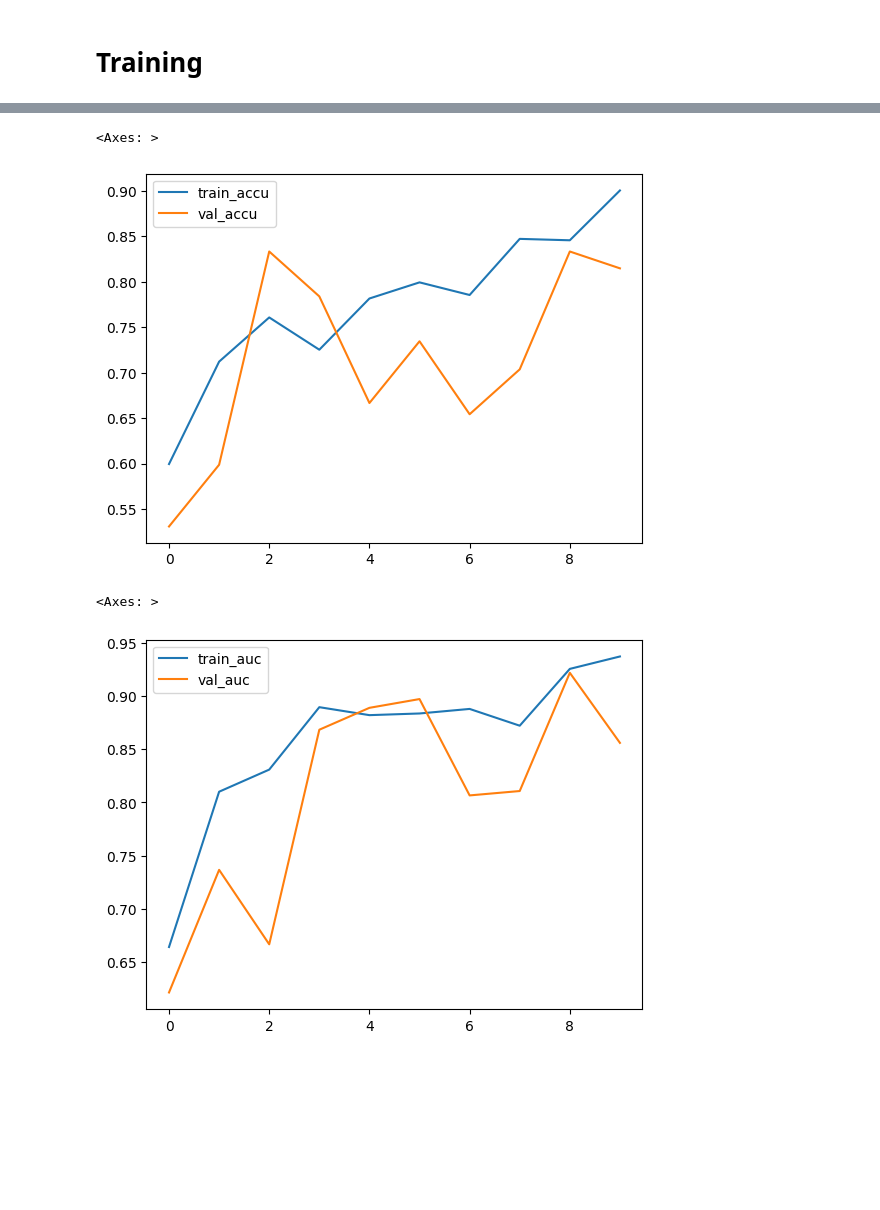
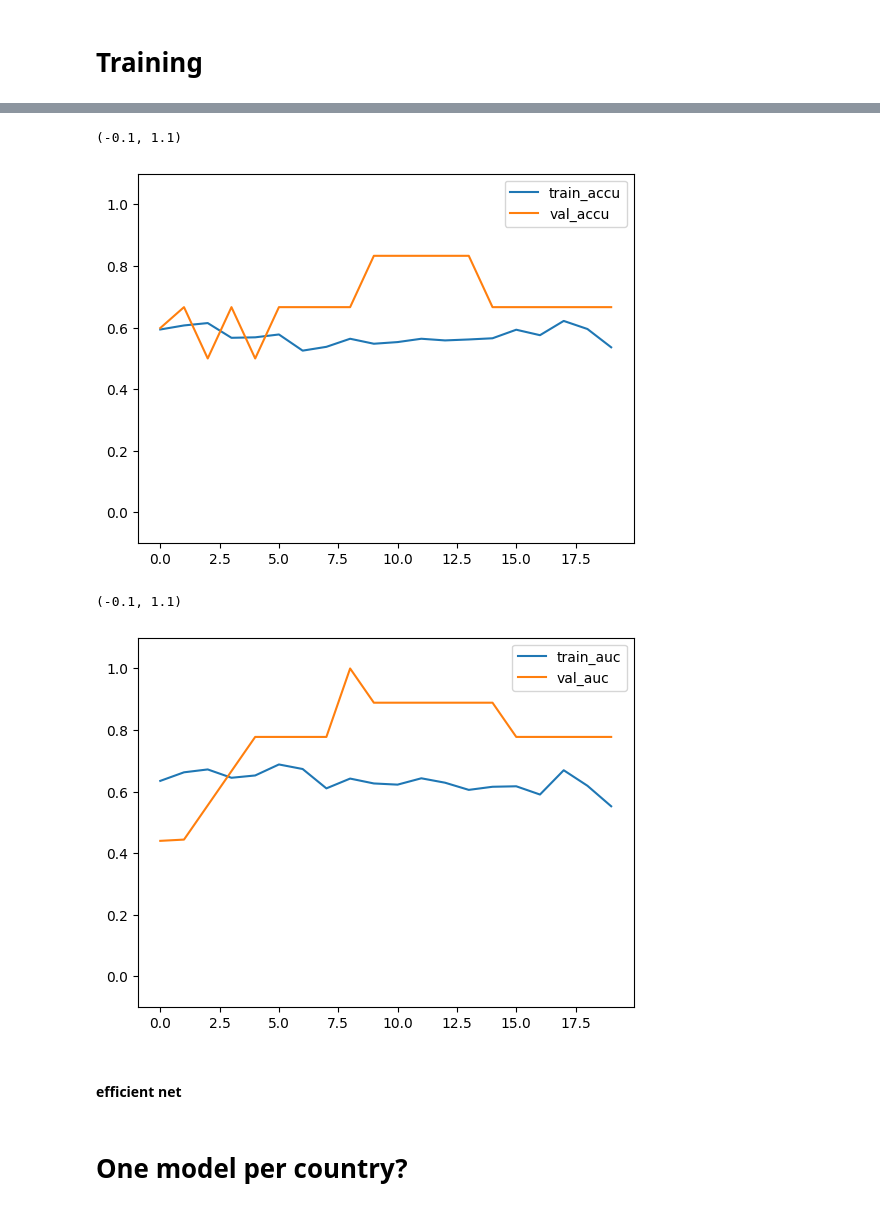
Before and after one commit to davinachen/Hackathon_MethaneLeakDetection, a Jupyter notebook: U_first_model.ipynb, the cells around one changed output, grey strips where cells are left out. Saved outputs shown, nothing was run; the diff lists cells and outputs as text; code cells hidden in the pictures; blank space fills up the shorter version.

```diff
--- a/U_first_model.ipynb
+++ b/U_first_model.ipynb
@@ -75,2 +78,20 @@ plot_images(data, labels_map, cols=3, rows=3)
+# %%
+# data foor model (three channels)
+image_transforms = {
+    'train': transforms.Compose([
+        transforms.RandomRotation(degrees=15),
+        transforms.RandomHorizontalFlip(),
+        transforms.RandomVerticalFlip(),
+        transforms.CenterCrop(size=64),
+        transforms.ToTensor()
+    ]),
+
+    'valid': transforms.Compose([
+        transforms.CenterCrop(size=64),
+        transforms.ToTensor()
+    ])
+}
+
+data, train_data, val_data, train_data_size, val_data_size = dataset_creation(image_transforms, DATA_PATH, bs=16)
 # %% [markdown]
 # Training
@@ -96,4 +255,14 @@ resnet50 = resnet50.to('cpu')
 
 # Define Optimizer and Loss Function
 loss_criterion = nn.CrossEntropyLoss()
-optimizer = torch.optim.Adam(resnet50.parameters())
+optimizer = torch.optim.Adam(resnet50.parameters(), lr=1e-3)
+#scheduler
+# scheduler = StepLR(optimizer, step_size=4, gamma=0.5)
+# scheduler = ExponentialLR(optimizer, gamma=0.7)
+scheduler = CyclicLR(optimizer,
+            base_lr=1e-8,
+            max_lr=1e-3,
+            step_size_up=5,
+            mode="triangular2",cycle_momentum=False)
+
+performances_df = train(DATA_PATH, resnet50, 20, loss_criterion, optimizer, train_data, val_data, scheduler=scheduler, device='cpu', model_name='pretrained_resnet50_lr1em3')
@@ -202,2 +271,0 @@ def train(model, epochs, loss_criterion, train_data, val_data, device, model_nam
-# %%
-performances_df = train(resnet50, 10, loss_criterion, train_data, val_data, device='cpu', model_name='pretrained_resnet50')
@@ -223,10 +290,14 @@ performances_df[['train_loss', 'val_loss']].plot()
 # %%
 performances_df[['train_accu', 'val_accu']].plot()
+plt.ylim(-0.1, 1.1)
 # %% [output]
-<Axes: >
+(-0.1, 1.1)
-[figure, old version]
+[figure, new version]
 # %%
 performances_df[['train_auc', 'val_auc']].plot()
+plt.ylim(-0.1, 1.1)
 # %% [output]
-<Axes: >
+(-0.1, 1.1)
-[figure, old version]
+[figure, new version]
+# %% [markdown]
+#### efficient net
@@ -232,0 +337,2 @@ performances_df[['train_auc', 'val_auc']].plot()
+# %% [markdown]
+# One model per country?
```
Also changed, not shown: parts of 12 cells of this notebook, 5 other files.
